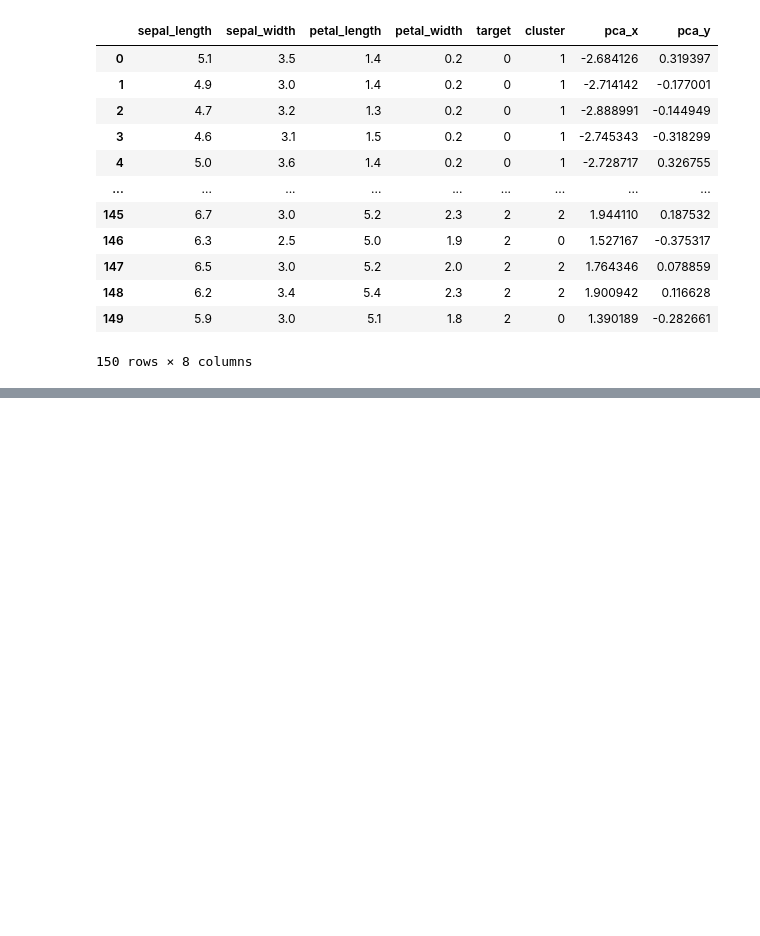
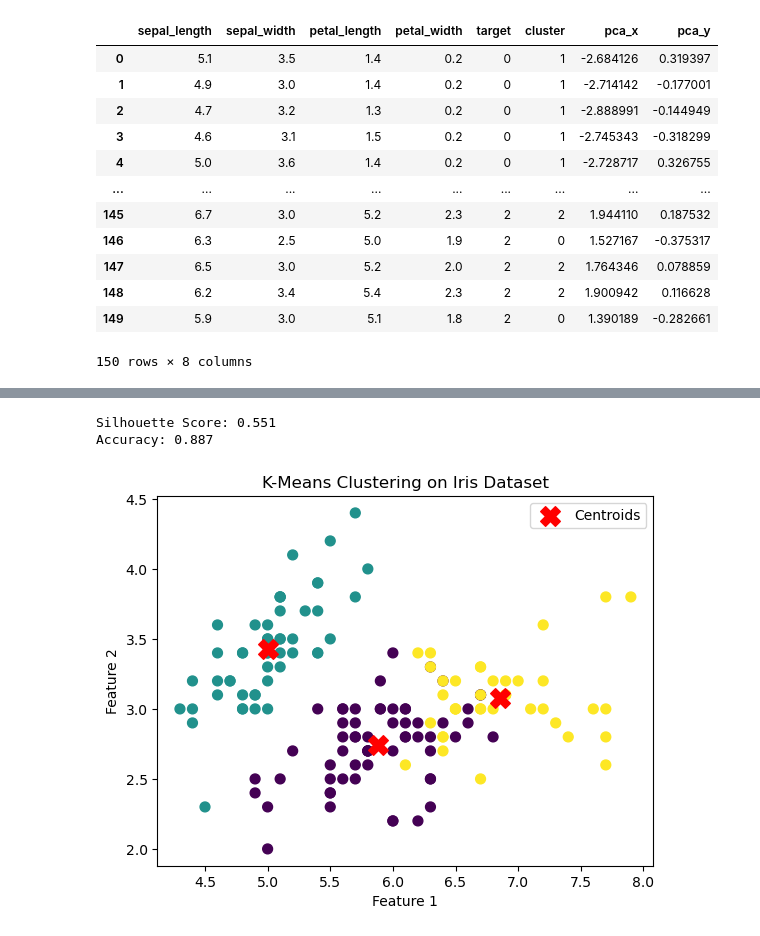
Before and after one commit to YangGuiBee/ML, a Jupyter notebook: TextBook-10/ex10.ipynb, the cells around one changed output, grey strips where cells are left out. Drawn from its saved outputs; the diff is of its cells as text; code cells hidden in the pictures; blank space fills up the shorter version.

```diff
--- a/TextBook-10/ex10.ipynb
+++ b/TextBook-10/ex10.ipynb
@@ -1191,0 +979,47 @@ visualize_kmeans_plot_multi([2,3,4,5],X_features_scaled)
+# %%
+###########################################################
+# [1-1] K-means
+###########################################################
+
+from sklearn.cluster import KMeans  # KMeans 군집화 알고리즘을 사용하기 위해 sklearn의 cluster 모듈에서 KMeans 클래스를 임포트
+from sklearn.datasets import load_iris  # 예제 데이터로 iris 데이터셋을 불러오기 위해 sklearn의 datasets 모듈에서 load_iris 함수를 임포트
+from sklearn.metrics import silhouette_score, accuracy_score  # Silhouette Score와 Accuracy 계산을 위해 임포트
+import matplotlib.pyplot as plt  # 데이터를 시각화하기 위해 matplotlib의 pyplot 모듈을 plt로 임포트
+import numpy as np  # 배열 계산을 위해 numpy를 임포트
+from scipy.stats import mode  # Accuracy 계산 시 군집과 실제 라벨을 매핑하기 위해 mode 함수를 임포트
+
+# 데이터 로드
+iris = load_iris()  # load_iris 함수를 호출하여 iris 데이터셋을 로드하고, 이를 iris 변수에 저장
+X = iris.data  # iris 데이터셋의 속성값(피처)들만 X에 저장(shape: [150, 4])
+true_labels = iris.target  # 실제 라벨을 저장
+
+# K-Means 알고리즘 적용
+kmeans = KMeans(n_clusters=3, random_state=0)  # KMeans 객체를 생성하고, n_clusters=3으로 군집의 개수를 설정
+kmeans.fit(X)  # KMeans 알고리즘을 사용하여 X 데이터셋에 대해 군집화를 수행하고, 각 데이터 포인트의 군집을 학습
+labels = kmeans.labels_  # 학습 후, 각 데이터 포인트가 속하는 군집의 레이블을 labels에 저장
+
+# Silhouette Score 계산
+silhouette_avg = silhouette_score(X, labels)  # Silhouette Score 계산
+print(f"Silhouette Score: {silhouette_avg:.3f}")
+
+# Accuracy 계산 (군집 레이블과 실제 레이블을 매칭하여 정확도 계산)
+mapped_labels = np.zeros_like(labels)
+for i in np.unique(labels):
+    mask = (labels == i)
+    mapped_labels[mask] = mode(true_labels[mask])[0]
+
+accuracy = accuracy_score(true_labels, mapped_labels)
+print(f"Accuracy: {accuracy:.3f}")
+
+# 시각화
+plt.scatter(X[:, 0], X[:, 1], c=labels, cmap='viridis', s=50)  # X[:, 0] 모든행의 첫번째 열을 X좌표, X[:, 1] 모든행의 두번째 열을 Y좌표로 산점도 그리기
+plt.scatter(kmeans.cluster_centers_[:, 0], kmeans.cluster_centers_[:, 1], c='red', marker='X', s=200, label='Centroids')  # 군집 중심을 'X'로 표시
+plt.title("K-Means Clustering on Iris Dataset")  # 그래프의 제목을 설정
+plt.xlabel("Feature 1")  # X축 레이블을 'Feature 1'로 설정
+plt.ylabel("Feature 2")  # Y축 레이블을 'Feature 2'로 설정
+plt.legend()
+plt.show()  # 그래프를 화면에 출력
+# %% [output]
+Silhouette Score: 0.551
+Accuracy: 0.887
+[figure, added]
```
Also changed, not shown: parts of 84 cells of this notebook.
